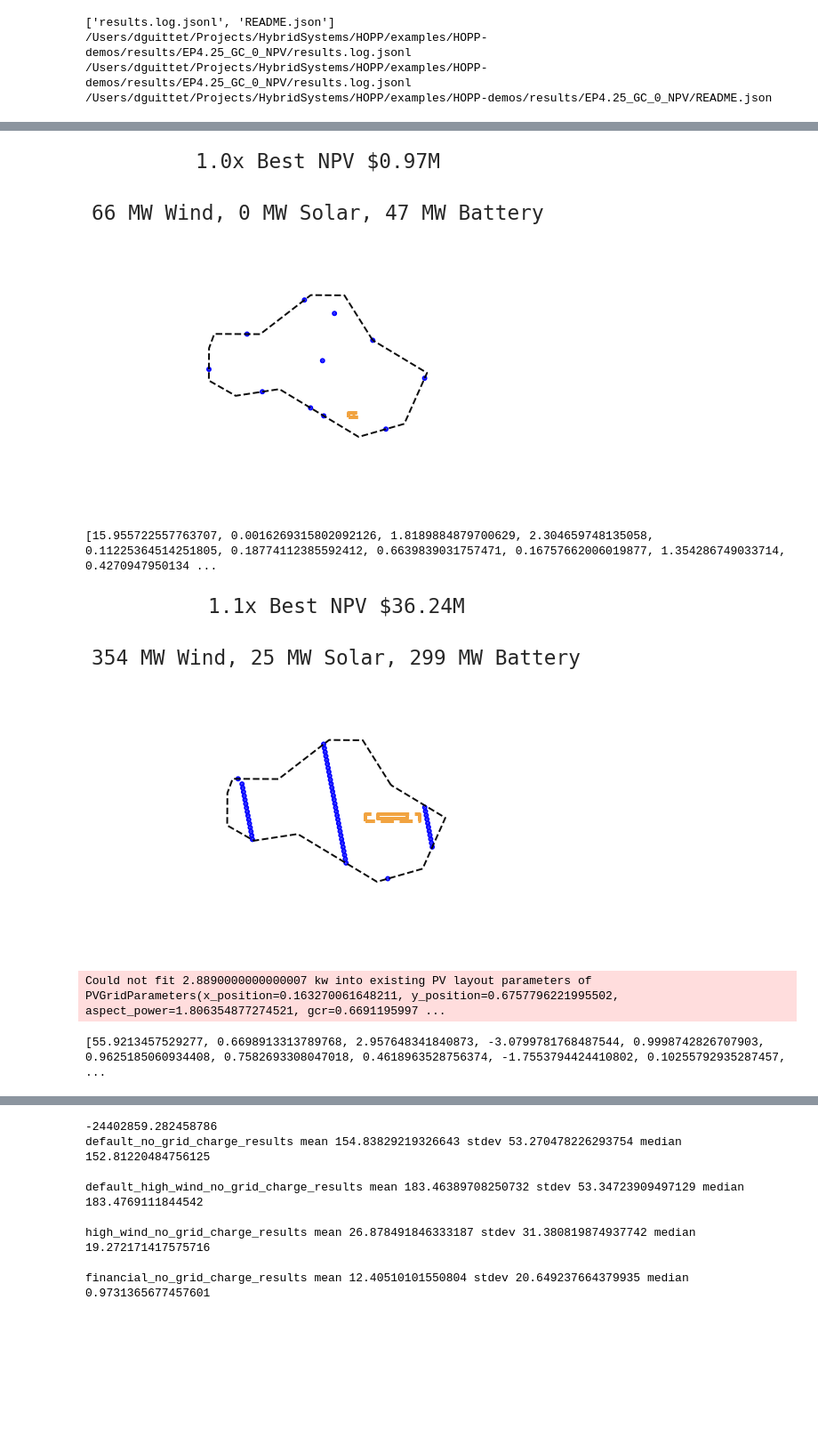
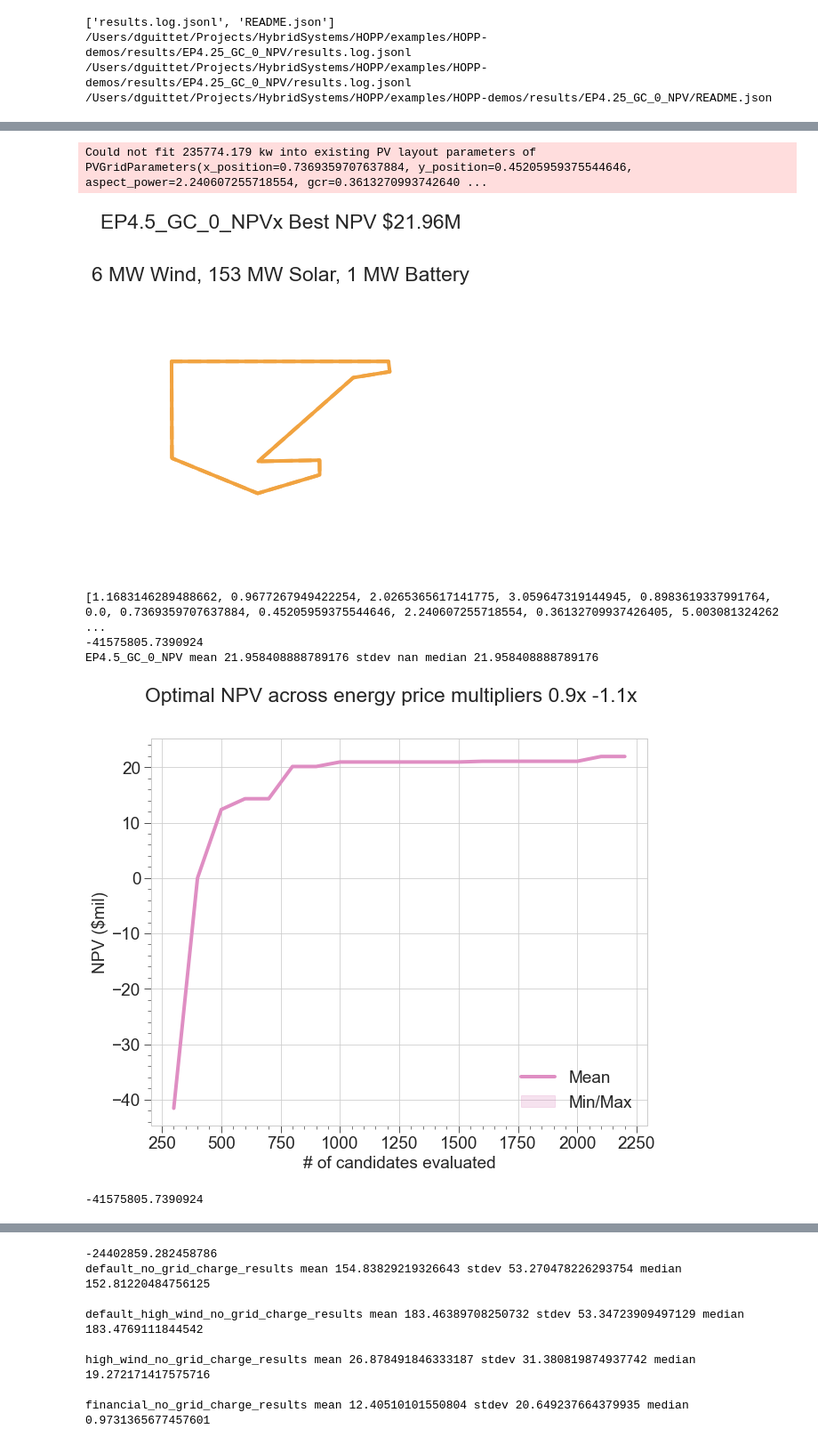
Before and after one commit to dguittet/HOPP-demos, a Jupyter notebook: results/Plot_Outputs.ipynb, the cells around one changed output, grey strips where cells are left out. Shown at 89% size. Cells and saved outputs as stored; diff of their text form; code cells hidden in the pictures; blank space fills up the shorter version.

```diff
--- a/results/Plot_Outputs.ipynb
+++ b/results/Plot_Outputs.ipynb
@@ -295,8 +295,6 @@ def load_results(path, run_group, index='iteration'):
 #         match = run_name_extractor.match(d)
 #         if not match:
 #             continue
-
-        run_name = d
 
         dir_path = os.path.join(path, d)
         print(dir_path)
@@ -326,7 +324,7 @@ def load_results(path, run_group, index='iteration'):
         if run_group not in data_sets:
             data_sets[run_group] = {}
         run_data_sets = data_sets[run_group]
-        run_data_sets[run_name] = data_set
+        run_data_sets[run_group] = data_set
 
     return data_sets
 
@@ -519,25 +500,22 @@ default_no_grid_charge_results mean 154.83829219326643 stdev 53.270478226293754
 # %%
-current_run = run_group = 'financial_no_grid_charge_results'
+current_run = run_group = 'EP4.5_GC_0_NPV'
 runs = data_sets[run_group]
-best_solution, evaluation, score, baseline_value = plot_sites(taltal_site, directory + "/" + run_group + "/README.json", runs, run_group, site_fig_size)
+site_fig_size = (5,7)
+best_solution, evaluation, score, baseline_value = plot_sites(flatirons_site, runs, run_group, site_fig_size)
 
 ordering = [current_run]
 print(baseline_value)
 fig, ax, ax2 = plot_perf(aggregated_data_sets, 0.1, ordering)
 plt.legend(["Mean", "Min/Max"], loc='lower right')
 
-# ax.set_ylim(3.1, 4.5)
-# ax.set_yticks([3.5, 4.0, 4.5])
-ax.set_xlim(0, 25000)
-# ax.set_xticks([0,10000,20000,30000,40000,50000])
-# ax2.set_yticks([219, 220, 221])
 plt.suptitle("Optimal NPV across energy price multipliers 0.9x -1.1x")
 plt.show()
-# plt.savefig(name + 'progress.svg')
 print(baseline_value)
 # %% [output]
+Could not fit 235774.179 kw into existing PV layout parameters of PVGridParameters(x_position=0.7369359707637884, y_position=0.45205959375544646, aspect_power=2.240607255718554, gcr=0.3613270993742640 ...
-[figure, old version]
+[figure, new version]
-[15.955722557763707, 0.0016269315802092126, 1.8189884879700629, 2.304659748135058, 0.11225364514251805, 0.18774112385592412, 0.6639839031757471, 0.16757662006019877, 1.354286749033714, 0.4270947950134 ...
+[1.1683146289488662, 0.9677267949422254, 2.0265365617141775, 3.059647319144945, 0.8983619337991764, 0.0, 0.7369359707637884, 0.45205959375544646, 2.240607255718554, 0.36132709937426405, 5.003081324262 ...
+-41575805.7390924
+EP4.5_GC_0_NPV mean 21.958408888789176 stdev nan median 21.958408888789176
-[figure, old version]
+[figure, new version]
-Could not fit 2.8890000000000007 kw into existing PV layout parameters of PVGridParameters(x_position=0.163270061648211, y_position=0.6757796221995502, aspect_power=1.806354877274521, gcr=0.6691195997 ...
-[55.9213457529277, 0.6698913313789768, 2.957648341840873, -3.0799781768487544, 0.9998742826707903, 0.9625185060934408, 0.7582693308047018, 0.4618963528756374, -1.7553794424410802, 0.10255792935287457, ...
+-41575805.7390924
```
Also changed, not shown: parts of 9 cells of this notebook, 5 other files.
